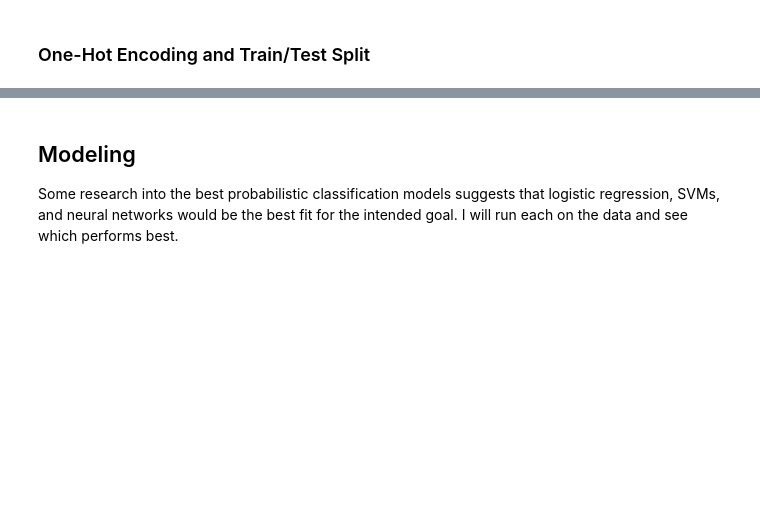
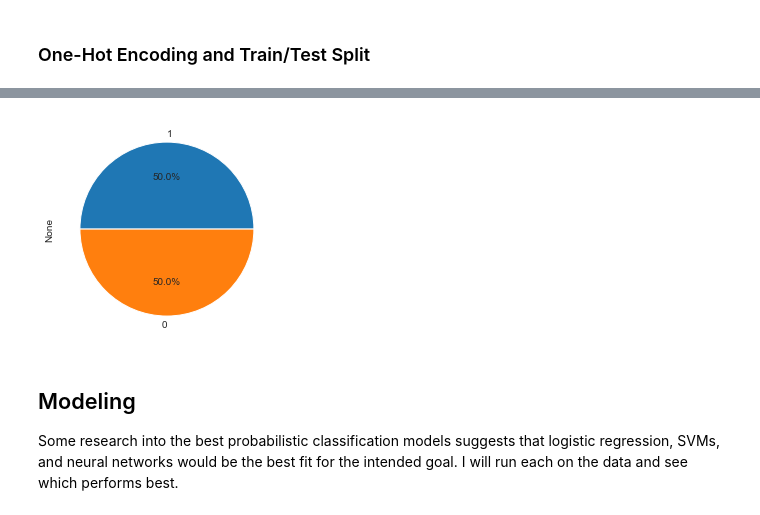
Before and after one commit to jnels13/NC_Litigation_Predictor, a Jupyter notebook: Litigation_Predictor.ipynb, the cells around one changed output, grey strips where cells are left out. Saved outputs shown, nothing was run; the diff lists cells and outputs as text; code cells hidden in the pictures; blank space fills up the shorter version.

```diff
--- a/Litigation_Predictor.ipynb
+++ b/Litigation_Predictor.ipynb
@@ -113,5 +102,3 @@ df.Result.value_counts().plot.pie(autopct="%.1f%%");
 # %%
 y = df.Result
 X = df.drop(columns = ['Result'])
-# %%
-X = pd.get_dummies(X)
@@ -124,3 +153,7 @@ X_train, X_test, y_train, y_test = train_test_split(X,y,random_state = 42, test_
+# %%
+pd.Series(y_train).value_counts().plot.pie(autopct="%.1f%%");
+# %% [output]
+[figure, added]
 # %% [markdown]
 ## Modeling
 
```
Also changed, not shown: parts of 18 cells of this notebook.
